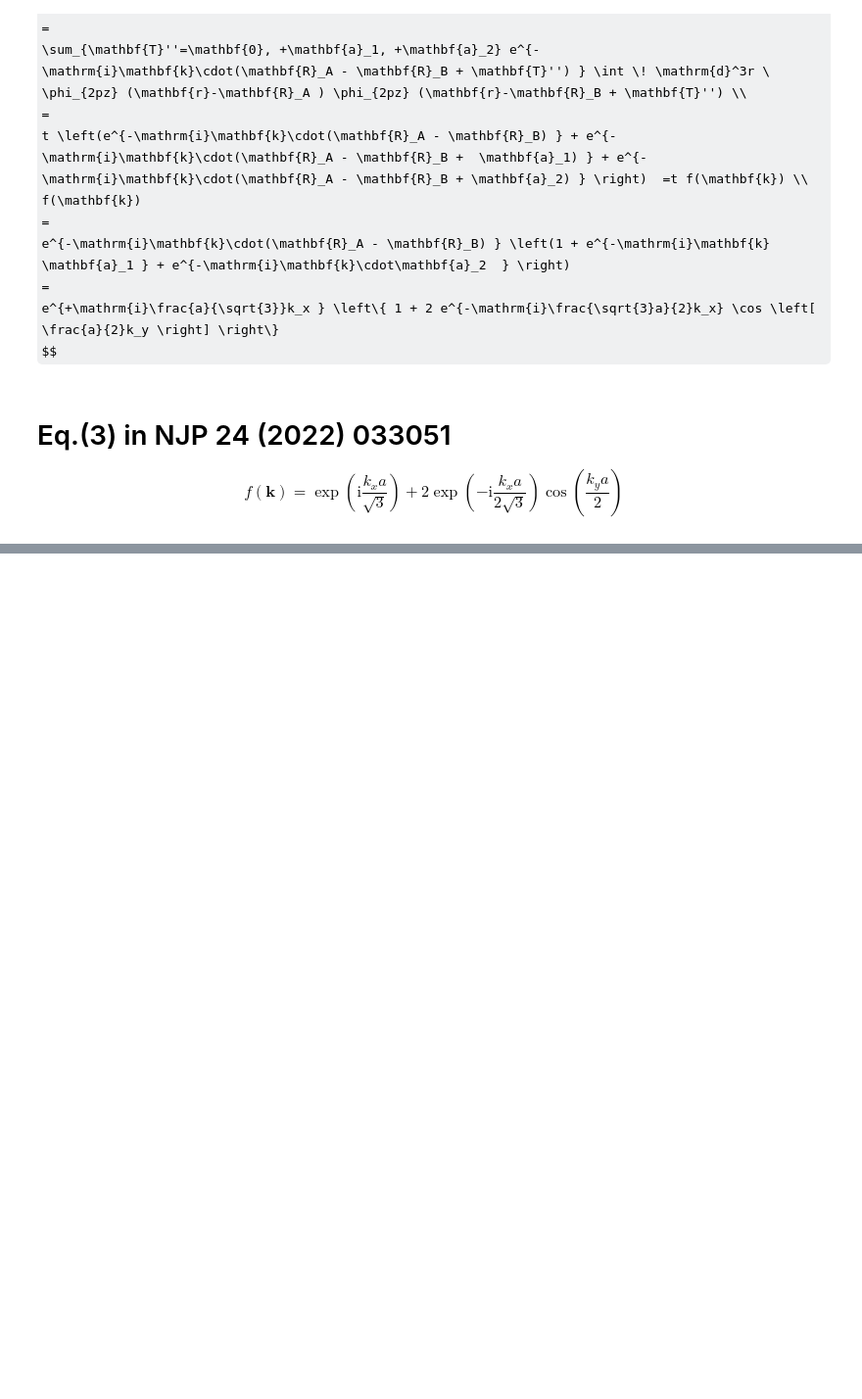
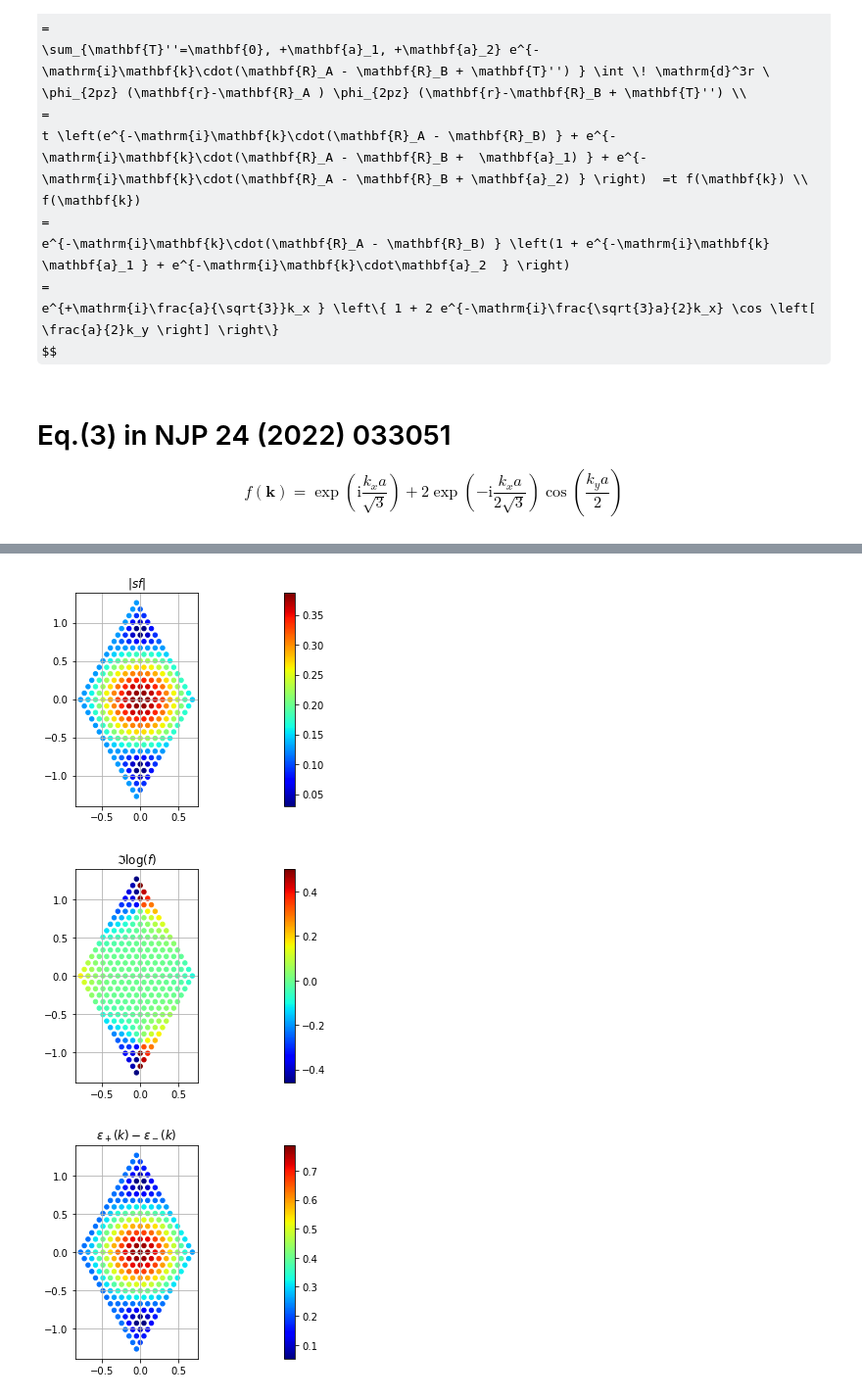
Before and after one commit to Yasushi-Shinohara/2DTBWFAO, a Jupyter notebook: src/TBWF.ipynb, the cells around one changed output, grey strips where cells are left out. Shown at 98% size. Cells and saved outputs as stored; diff of their text form; code cells hidden in the pictures; some formulas as TeX source; blank space fills up the shorter version.

```diff
--- a/src/TBWF.ipynb
+++ b/src/TBWF.ipynb
@@ -1450,0 +410,52 @@ print(0.246*np.sqrt(3.0)/3.0/Bohr2nm)
+# %%
+k_list = []
+epsplus_list = []
+epsminus_list = []
+f_list = []
+gamma = -3.033/Hartree2eV
+s = 0.129
+N1k = 16
+N2k = 16
+for i1 in range(N1k):
+    for i2 in range(N2k):
+        k = (i1/N1k - 1/2)*b1 + (i2/N2k - 1/2)*b2
+        #k = (i1/N1k)*b1 + (i2/N2k)*b2
+        k_list.append(k)
+#
+for k in k_list:
+    #print(k)
+    f, epsplus, epsminus, cAplus, cBplus, cAminus, cBminus = k2fepscAcB(k, a1, a2, RA[:2], RB[:2], gamma, s)
+    f_list.append(f)
+    epsplus_list.append(epsplus)
+    epsminus_list.append(epsminus)
+k_array = np.array(k_list)
+f_array = np.array(f_list)
+epsplus_array = np.array(epsplus_list)
+epsminus_array = np.array(epsminus_list)
+plt.figure()
+plt.title('$|sf|$')
+plt.scatter(k_array[:,0], k_array[:,1], s = 5000.0/(N1k*N2k), c=np.abs(s*f_array), cmap=plt.cm.jet)
+plt.grid()
+plt.colorbar()
+plt.axis('scaled')
+#
+plt.show()
+plt.figure()
+plt.title('$\Im \log(f)$')
+plt.scatter(k_array[:,0], k_array[:,1], s = 5000.0/(N1k*N2k), c=np.angle(f_array)/tpi, cmap=plt.cm.jet)
+plt.grid()
+plt.colorbar()
+plt.axis('scaled')
+plt.show()
+#
+plt.figure()
+plt.title('$\epsilon_+(k) - \epsilon_-(k)$')
+plt.scatter(k_array[:,0], k_array[:,1], s = 5000.0/(N1k*N2k), c=(epsminus_array - epsplus_array), cmap=plt.cm.jet)
+plt.grid()
+plt.colorbar()
+plt.axis('scaled')
+plt.show()
+# %% [output]
+[figure, added]
+[figure, added]
+[figure, added]
```
Also changed, not shown: parts of 52 cells of this notebook.
